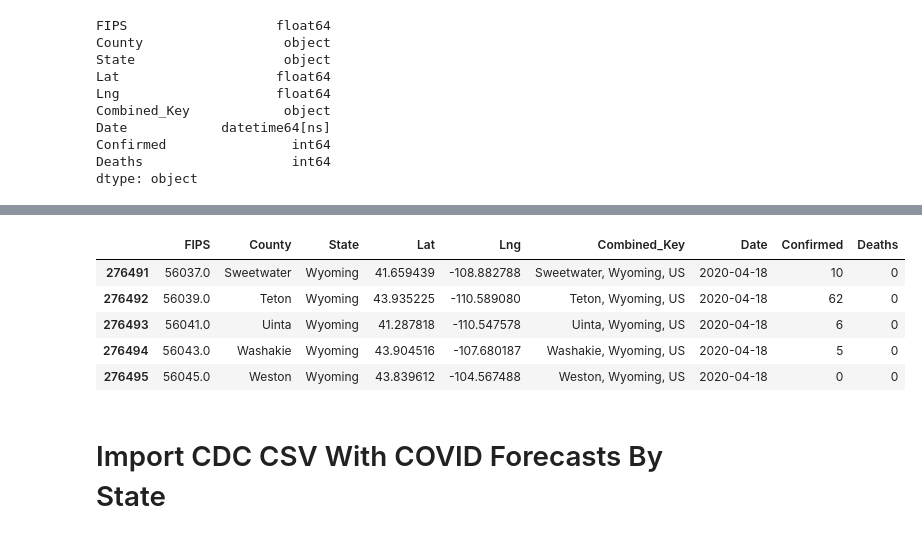
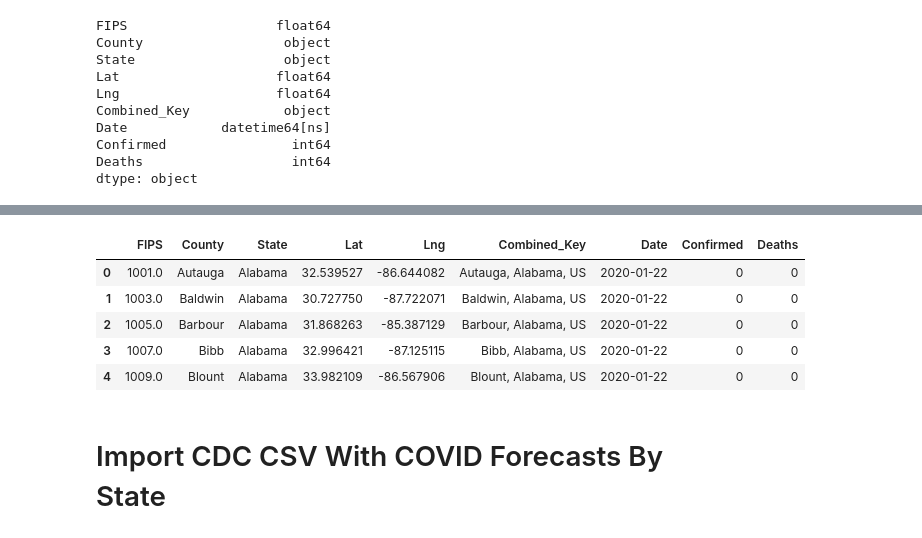
Before and after one commit to chunwong7/ETL-Project, a Jupyter notebook: ETL_Data_Cleanup.ipynb, the cells around one changed output, grey strips where cells are left out. Cells and saved outputs as stored; diff of their text form; code cells hidden in the pictures.

```diff
--- a/ETL_Data_Cleanup.ipynb
+++ b/ETL_Data_Cleanup.ipynb
@@ -118,13 +118,13 @@ kaggle_final2.tail(10)
 # %%
 # Reset index to use as primary key for county table
 kaggle_final3 = kaggle_final2.reset_index(drop=True)
-kaggle_final3.tail()
+kaggle_final3.head()
 # %% [output]
 |  | FIPS | County | State | Lat | Lng | Combined_Key | Date | Confirmed | Deaths |
-| 276491 | 56037.0 | Sweetwater | Wyoming | 41.659439 | -108.882788 | Sweetwater, Wyoming, US | 2020-04-18 | 10 | 0 |
-| 276492 | 56039.0 | Teton | Wyoming | 43.935225 | -110.589080 | Teton, Wyoming, US | 2020-04-18 | 62 | 0 |
-| 276493 | 56041.0 | Uinta | Wyoming | 41.287818 | -110.547578 | Uinta, Wyoming, US | 2020-04-18 | 6 | 0 |
-| 276494 | 56043.0 | Washakie | Wyoming | 43.904516 | -107.680187 | Washakie, Wyoming, US | 2020-04-18 | 5 | 0 |
-| 276495 | 56045.0 | Weston | Wyoming | 43.839612 | -104.567488 | Weston, Wyoming, US | 2020-04-18 | 0 | 0 |
+| 0 | 1001.0 | Autauga | Alabama | 32.539527 | -86.644082 | Autauga, Alabama, US | 2020-01-22 | 0 | 0 |
+| 1 | 1003.0 | Baldwin | Alabama | 30.727750 | -87.722071 | Baldwin, Alabama, US | 2020-01-22 | 0 | 0 |
+| 2 | 1005.0 | Barbour | Alabama | 31.868263 | -85.387129 | Barbour, Alabama, US | 2020-01-22 | 0 | 0 |
+| 3 | 1007.0 | Bibb | Alabama | 32.996421 | -87.125115 | Bibb, Alabama, US | 2020-01-22 | 0 | 0 |
+| 4 | 1009.0 | Blount | Alabama | 33.982109 | -86.567906 | Blount, Alabama, US | 2020-01-22 | 0 | 0 |
 # %%
 # Export kaggle df as a csv so it can be imported to postgres
```
Also changed, not shown: parts of 8 cells of this notebook, 4 other files.
